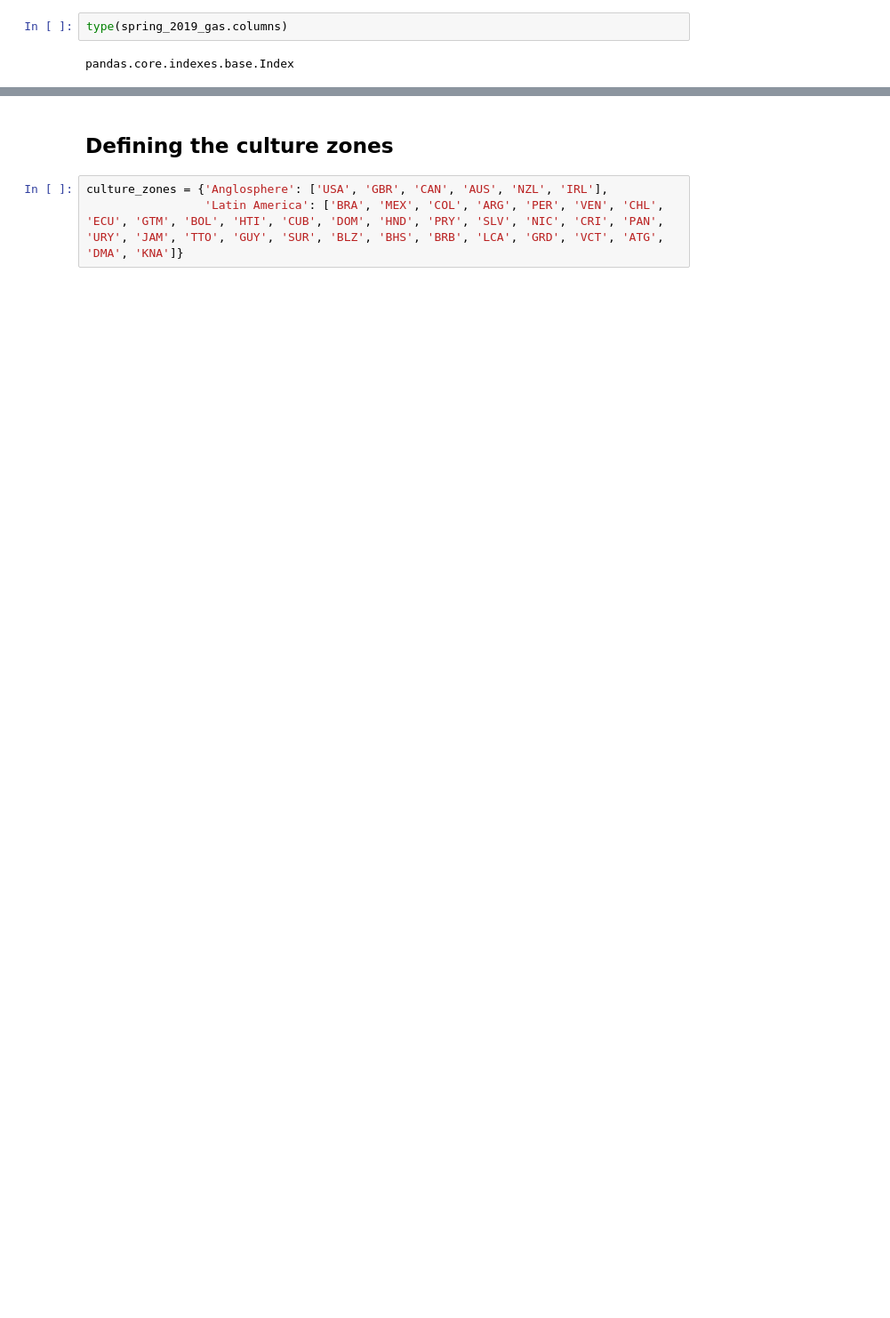
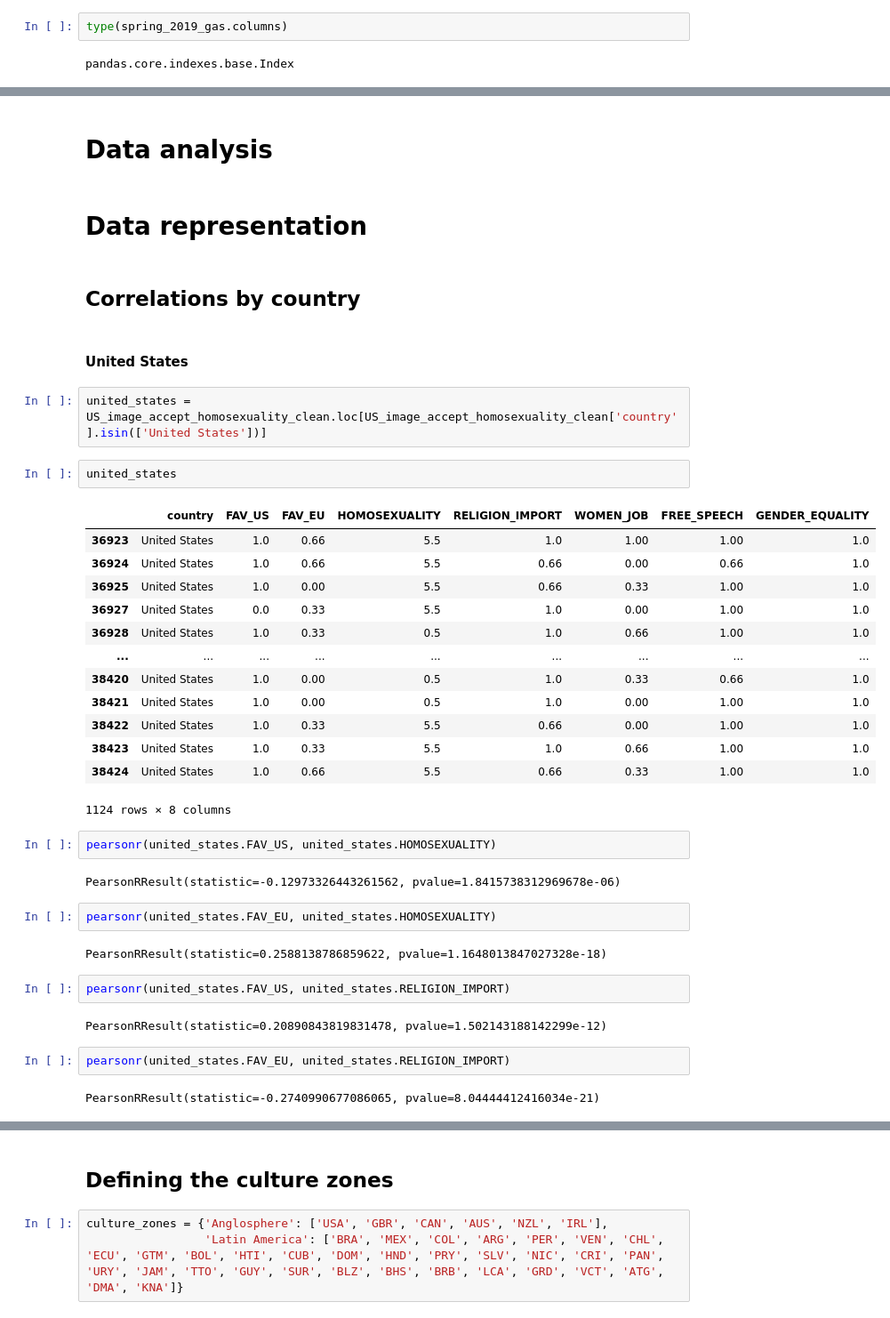
Before and after one commit to JohnH99/the-political-spectrum-in-crosscultural-perspective, a Jupyter notebook: data_analysis_cross_cultural_political_spectrum.ipynb, the cells around one changed output, grey strips where cells are left out. Shown at 89% size. Cells and saved outputs as stored; diff of their text form; blank space fills up the shorter version.

```diff
--- a/data_analysis_cross_cultural_political_spectrum.ipynb
+++ b/data_analysis_cross_cultural_political_spectrum.ipynb
@@ -166,0 +131,42 @@ SEX, AGE, #age and gender
+# %% [markdown]
+# Data analysis
+# %% [markdown]
+# Data representation
+# %% [markdown]
+## Correlations by country
+# %% [markdown]
+#### United States
+# %%
+united_states = US_image_accept_homosexuality_clean.loc[US_image_accept_homosexuality_clean['country'].isin(['United States'])]
+# %%
+united_states
+# %% [output]
+|  | country | FAV_US | FAV_EU | HOMOSEXUALITY | RELIGION_IMPORT | WOMEN_JOB | FREE_SPEECH | GENDER_EQUALITY |
+| 36923 | United States | 1.0 | 0.66 | 5.5 | 1.0 | 1.00 | 1.00 | 1.0 |
+| 36924 | United States | 1.0 | 0.66 | 5.5 | 0.66 | 0.00 | 0.66 | 1.0 |
+| 36925 | United States | 1.0 | 0.00 | 5.5 | 0.66 | 0.33 | 1.00 | 1.0 |
+| 36927 | United States | 0.0 | 0.33 | 5.5 | 1.0 | 0.00 | 1.00 | 1.0 |
+| 36928 | United States | 1.0 | 0.33 | 0.5 | 1.0 | 0.66 | 1.00 | 1.0 |
+| ... | ... | ... | ... | ... | ... | ... | ... | ... |
+| 38420 | United States | 1.0 | 0.00 | 0.5 | 1.0 | 0.33 | 0.66 | 1.0 |
+| 38421 | United States | 1.0 | 0.00 | 0.5 | 1.0 | 0.00 | 1.00 | 1.0 |
+| 38422 | United States | 1.0 | 0.33 | 5.5 | 0.66 | 0.00 | 1.00 | 1.0 |
+| 38423 | United States | 1.0 | 0.33 | 5.5 | 1.0 | 0.66 | 1.00 | 1.0 |
+| 38424 | United States | 1.0 | 0.66 | 5.5 | 0.66 | 0.33 | 1.00 | 1.0 |
+1124 rows × 8 columns
+# %%
+pearsonr(united_states.FAV_US, united_states.HOMOSEXUALITY)
+# %% [output]
+PearsonRResult(statistic=-0.12973326443261562, pvalue=1.8415738312969678e-06)
+# %%
+pearsonr(united_states.FAV_EU, united_states.HOMOSEXUALITY)
+# %% [output]
+PearsonRResult(statistic=0.2588138786859622, pvalue=1.1648013847027328e-18)
+# %%
+pearsonr(united_states.FAV_US, united_states.RELIGION_IMPORT)
+# %% [output]
+PearsonRResult(statistic=0.20890843819831478, pvalue=1.502143188142299e-12)
+# %%
+pearsonr(united_states.FAV_EU, united_states.RELIGION_IMPORT)
+# %% [output]
+PearsonRResult(statistic=-0.2740990677086065, pvalue=8.04444412416034e-21)
```
Also changed, not shown: parts of 176 cells of this notebook.
